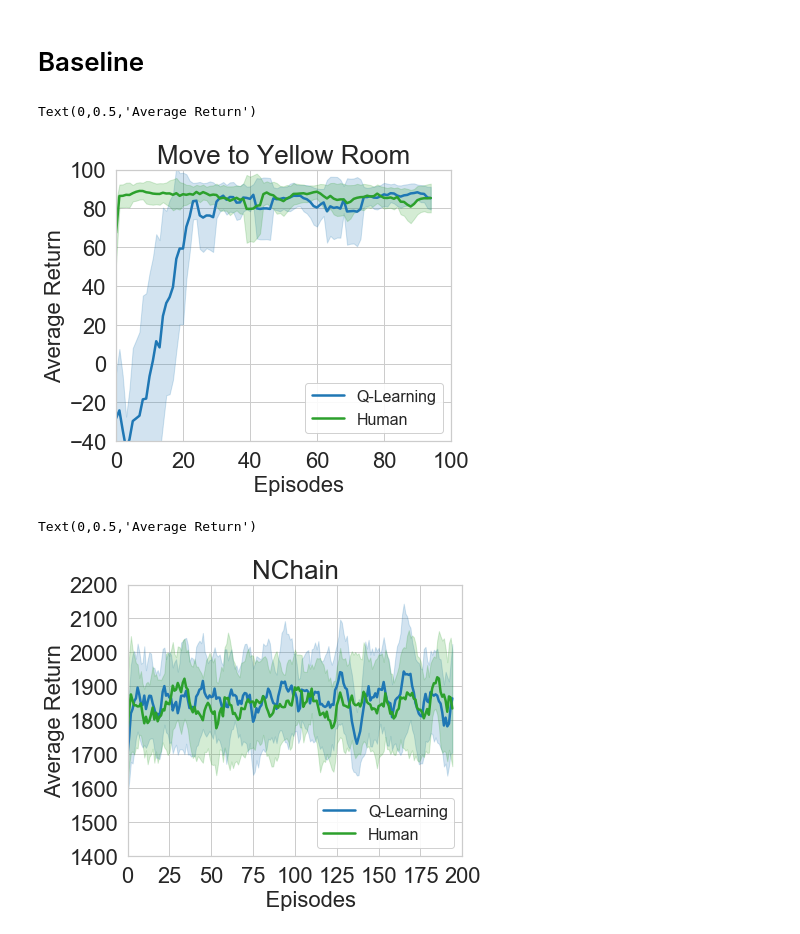
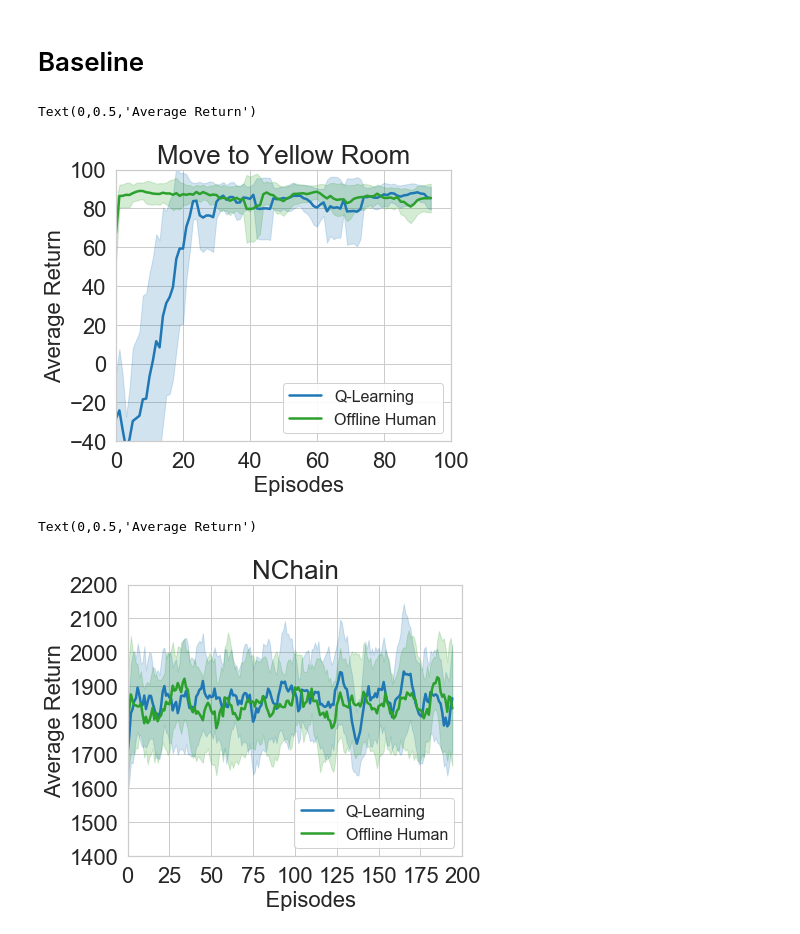
Before and after one commit to kadysongbb/efficient-wpo, a Jupyter notebook: tabular/grid_view_training.ipynb, the cells around one changed output. Drawn from its saved outputs; the diff is of its cells as text; code cells hidden in the pictures.

```diff
--- a/tabular/grid_view_training.ipynb
+++ b/tabular/grid_view_training.ipynb
@@ -202,32 +202,32 @@ def find_baseline_moving_avg(file_list, window_size):
 # %%
 q_learning_log_name = ['./log_files/GridWorld-q-learning/1610621904.212886.csv', './log_files/GridWorld-q-learning/1610621963.719276.csv',
                        './log_files/GridWorld-q-learning/1610622971.841064.csv', './log_files/GridWorld-q-learning/1610623929.645105.csv',
                        './log_files/GridWorld-q-learning/1610624213.111349.csv']
 q_learning_human_log_name = ['./log_files/GridWorld-q-learning-human/1610621943.9203851.csv', './log_files/GridWorld-q-learning-human/1610621957.896211.csv',
                              './log_files/GridWorld-q-learning-human/1610622976.264647.csv', './log_files/GridWorld-q-learning-human/1610623933.438024.csv',
                              './log_files/GridWorld-q-learning-human/1610624216.214272.csv']
 
 window_size = 5
 moving_average = find_baseline_moving_avg(q_learning_log_name, window_size)
 plt.plot(np.arange(len(moving_average[0])), moving_average[0], label='Q-Learning', linewidth = 2.5, color = 'tab:blue')
 plt.fill_between(np.arange(len(moving_average[0])), moving_average[1], moving_average[2], alpha=0.2, color = 'tab:blue')
 
 moving_average = find_baseline_moving_avg(q_learning_human_log_name, window_size)
-plt.plot(np.arange(len(moving_average[0])), moving_average[0], label='Human', linewidth = 2.5, color = 'tab:green')
+plt.plot(np.arange(len(moving_average[0])), moving_average[0], label='Offline Human', linewidth = 2.5, color = 'tab:green')
 plt.fill_between(np.arange(len(moving_average[0])), moving_average[1], moving_average[2], alpha=0.2, color = 'tab:green')
 
 plt.title('Move to Yellow Room', fontsize = 26)
 plt.rcParams["legend.framealpha"] = 0.9
 plt.legend(fontsize=16, loc='lower right')
 plt.xticks(fontsize=22)
 plt.yticks(fontsize=22)
 plt.ylim([-40, 100])
 plt.xlim([0, 100])
 plt.xlabel('            Episodes       ', fontsize=22)
 plt.ylabel('Average Return',fontsize=22)
 # %% [output]
 Text(0,0.5,'Average Return')
-[figure, old version]
+[figure, new version]
 # %%
 q_learning_log_name = ['./log_files/NChain-q-learning/1610625443.2615628.csv', './log_files/NChain-q-learning/1610625728.697116.csv',
                        './log_files/NChain-q-learning/1610626562.486154.csv', './log_files/NChain-q-learning/1610627567.098939.csv',
@@ -242,7 +242,7 @@ plt.plot(np.arange(len(moving_average[0])), moving_average[0], label='Q-Learning
 plt.fill_between(np.arange(len(moving_average[0])), moving_average[1], moving_average[2], alpha=0.2, color = 'tab:blue')
 
 moving_average = find_baseline_moving_avg(q_learning_human_log_name, window_size)
-plt.plot(np.arange(len(moving_average[0])), moving_average[0], label='Human', linewidth = 2.5, color = 'tab:green')
+plt.plot(np.arange(len(moving_average[0])), moving_average[0], label='Offline Human', linewidth = 2.5, color = 'tab:green')
 plt.fill_between(np.arange(len(moving_average[0])), moving_average[1], moving_average[2], alpha=0.2, color = 'tab:green')
 
 plt.title('NChain', fontsize = 26)
@@ -256,4 +256,4 @@ plt.xlabel('            Episodes       ', fontsize=22)
 plt.ylabel('Average Return',fontsize=22)
 # %% [output]
 Text(0,0.5,'Average Return')
-[figure, old version]
+[figure, new version]
```
Also changed, not shown: parts of 3 cells of this notebook.
